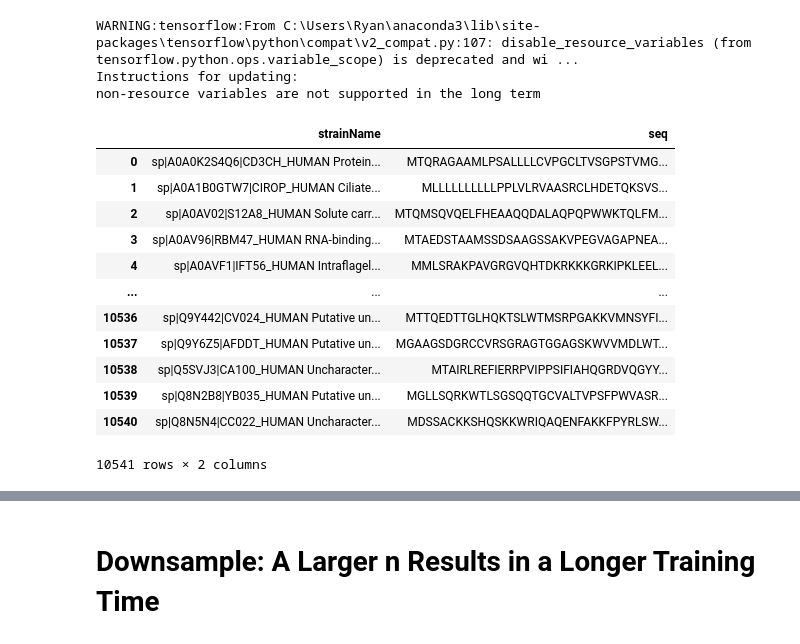
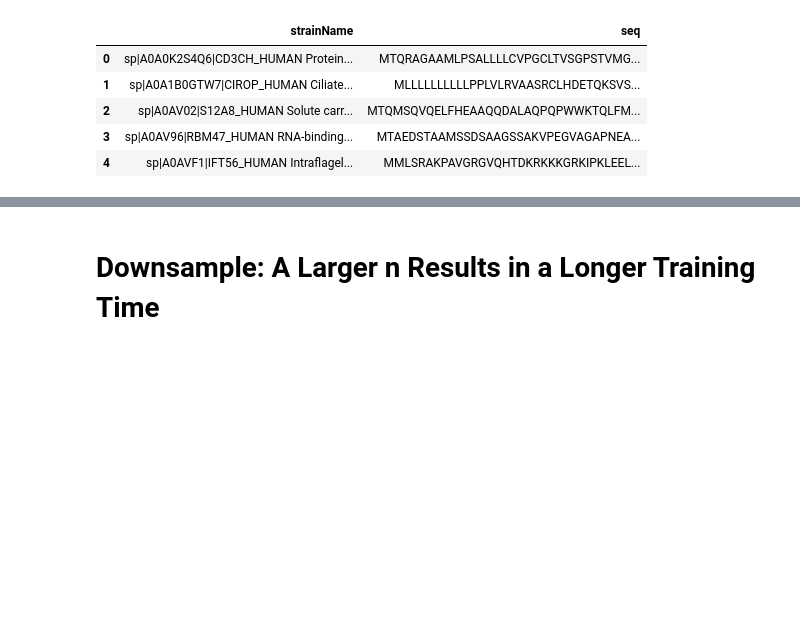
Before and after one commit to danielum16/cDNA-Vector-Embeddings, a Jupyter notebook: Context_Embeddings_3D_Plot_Generation_Script.ipynb, the cells around one changed output, grey strips where cells are left out. Cells and saved outputs as stored; diff of their text form; code cells hidden in the pictures; blank space fills up the shorter version.

```diff
--- a/Context_Embeddings_3D_Plot_Generation_Script.ipynb
+++ b/Context_Embeddings_3D_Plot_Generation_Script.ipynb
@@ -52,39 +87,38 @@ Successfully installed numpy-1.26.4
 # %%
+# Import necessary libraries
 from Bio import SeqIO
 import pandas as pd
 import numpy as np
 import tensorflow.compat.v1 as tf
+import matplotlib.pyplot as plt
+from mpl_toolkits.mplot3d import Axes3D
+
+# Disable TensorFlow v2 behavior
 tf.compat.v1.disable_v2_behavior()
 
+# Enable plotting in a separate window
+%matplotlib qt
+
+# Function to convert FASTA file to DataFrame
 def fasta2df(infile):
     records = SeqIO.parse(infile, 'fasta')
     seqList = []
     for record in records:
         desp = record.description
         seq = str(record.seq).upper()  # Convert the sequence directly to a string and make it uppercase
         seqList.append([desp] + [seq])
-    seq_df = pd.DataFrame(seqList)
-    seq_df.columns = ['strainName', 'seq']
+    seq_df = pd.DataFrame(seqList, columns=['strainName', 'seq'])
     return seq_df
 
-# change file here
-df = fasta2df("alternative_splicing_human_10541.fasta")
+# Load FASTA file and convert to DataFrame
+df = fasta2df("data/alternative_splicing_human_10541.fasta")
 
-df
+# Display the first few rows of the DataFrame
+df.head()
 # %% [output]
-WARNING:tensorflow:From C:\Users\Ryan\anaconda3\lib\site-packages\tensorflow\python\compat\v2_compat.py:107: disable_resource_variables (from tensorflow.python.ops.variable_scope) is deprecated and wi ...
-Instructions for updating:
-non-resource variables are not supported in the long term
 |  | strainName | seq |
 | 0 | sp|A0A0K2S4Q6|CD3CH_HUMAN Protein... | MTQRAGAAMLPSALLLLCVPGCLTVSGPSTVMG... |
 | 1 | sp|A0A1B0GTW7|CIROP_HUMAN Ciliate... | MLLLLLLLLLLPPLVLRVAASRCLHDETQKSVS... |
 | 2 | sp|A0AV02|S12A8_HUMAN Solute carr... | MTQMSQVQELFHEAAQQDALAQPQPWWKTQLFM... |
 | 3 | sp|A0AV96|RBM47_HUMAN RNA-binding... | MTAEDSTAAMSSDSAAGSSAKVPEGVAGAPNEA... |
 | 4 | sp|A0AVF1|IFT56_HUMAN Intraflagel... | MMLSRAKPAVGRGVQHTDKRKKKGRKIPKLEEL... |
-| ... | ... | ... |
-| 10536 | sp|Q9Y442|CV024_HUMAN Putative un... | MTTQEDTTGLHQKTSLWTMSRPGAKKVMNSYFI... |
-| 10537 | sp|Q9Y6Z5|AFDDT_HUMAN Putative un... | MGAAGSDGRCCVRSGRAGTGGAGSKWVVMDLWT... |
-| 10538 | sp|Q5SVJ3|CA100_HUMAN Uncharacter... | MTAIRLREFIERRPVIPPSIFIAHQGRDVQGYY... |
-| 10539 | sp|Q8N2B8|YB035_HUMAN Putative un... | MGLLSQRKWTLSGSQQTGCVALTVPSFPWVASR... |
-| 10540 | sp|Q8N5N4|CC022_HUMAN Uncharacter... | MDSSACKKSHQSKKWRIQAQENFAKKFPYRLSW... |
-10541 rows × 2 columns
```
Also changed, not shown: parts of 58 cells of this notebook.
